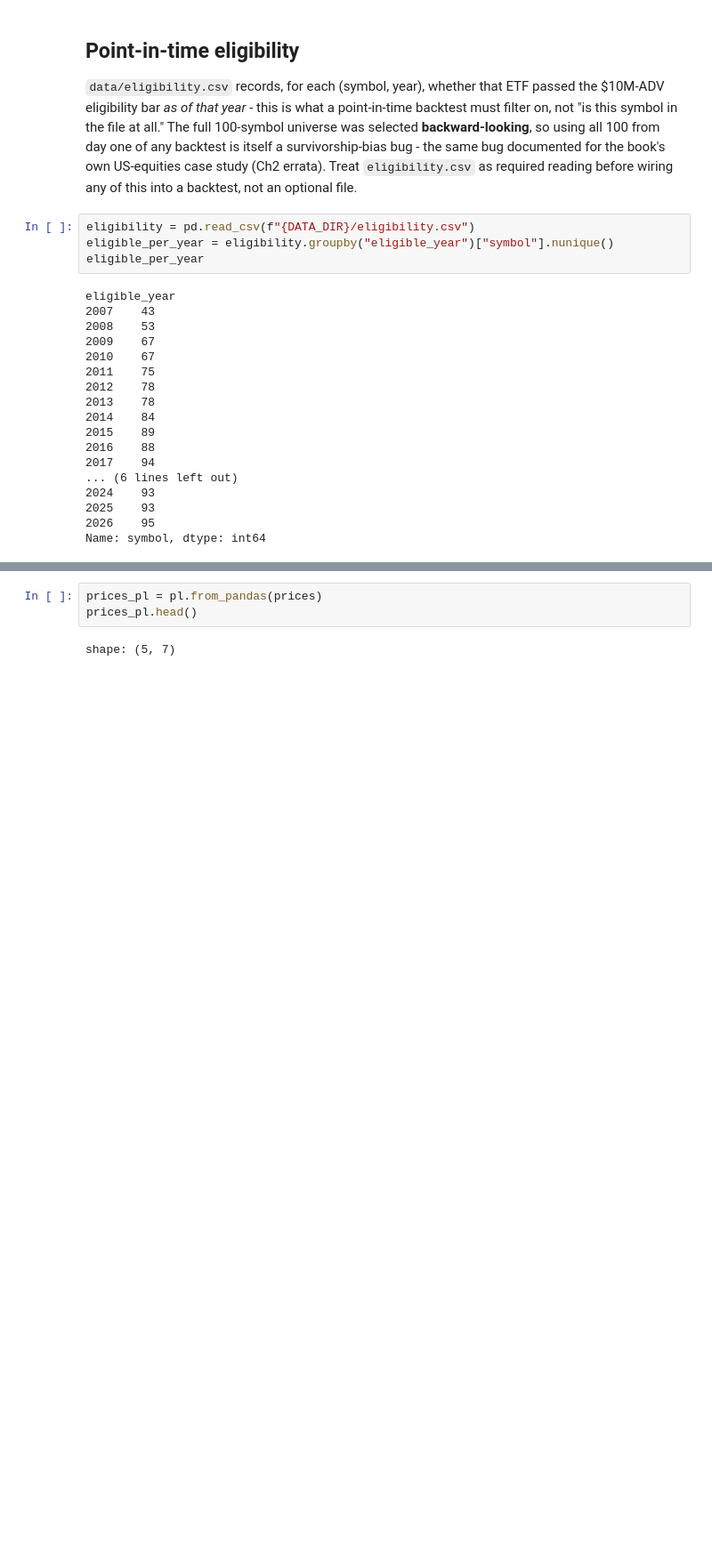
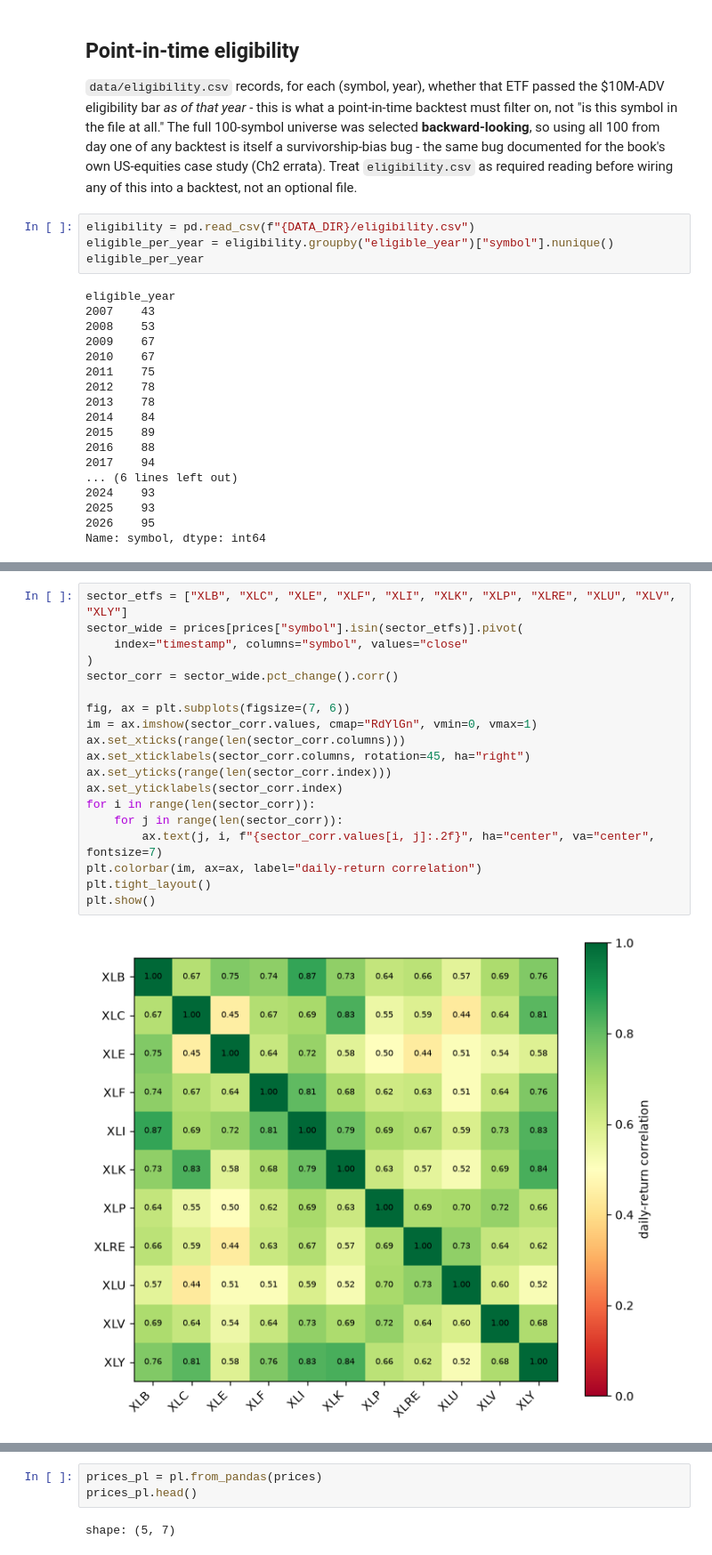
Before and after one commit to ml4t/packt-workshop, a Jupyter notebook: notebooks/01_data.ipynb, the cells around one changed output, grey strips where cells are left out. Shown at 89% size. Saved outputs shown, nothing was run; the diff lists cells and outputs as text; blank space fills up the shorter version.

```diff
--- a/notebooks/01_data.ipynb
+++ b/notebooks/01_data.ipynb
@@ -166 +236,22 @@ Name: symbol, dtype: int64
+# %%
+sector_etfs = ["XLB", "XLC", "XLE", "XLF", "XLI", "XLK", "XLP", "XLRE", "XLU", "XLV", "XLY"]
+sector_wide = prices[prices["symbol"].isin(sector_etfs)].pivot(
+    index="timestamp", columns="symbol", values="close"
+)
+sector_corr = sector_wide.pct_change().corr()
+
+fig, ax = plt.subplots(figsize=(7, 6))
+im = ax.imshow(sector_corr.values, cmap="RdYlGn", vmin=0, vmax=1)
+ax.set_xticks(range(len(sector_corr.columns)))
+ax.set_xticklabels(sector_corr.columns, rotation=45, ha="right")
+ax.set_yticks(range(len(sector_corr.index)))
+ax.set_yticklabels(sector_corr.index)
+for i in range(len(sector_corr)):
+    for j in range(len(sector_corr)):
+        ax.text(j, i, f"{sector_corr.values[i, j]:.2f}", ha="center", va="center", fontsize=7)
+plt.colorbar(im, ax=ax, label="daily-return correlation")
+plt.tight_layout()
+plt.show()
+# %% [output]
+[figure, added]
 # %% [markdown]
```
Also changed, not shown: parts of 7 cells of this notebook.
